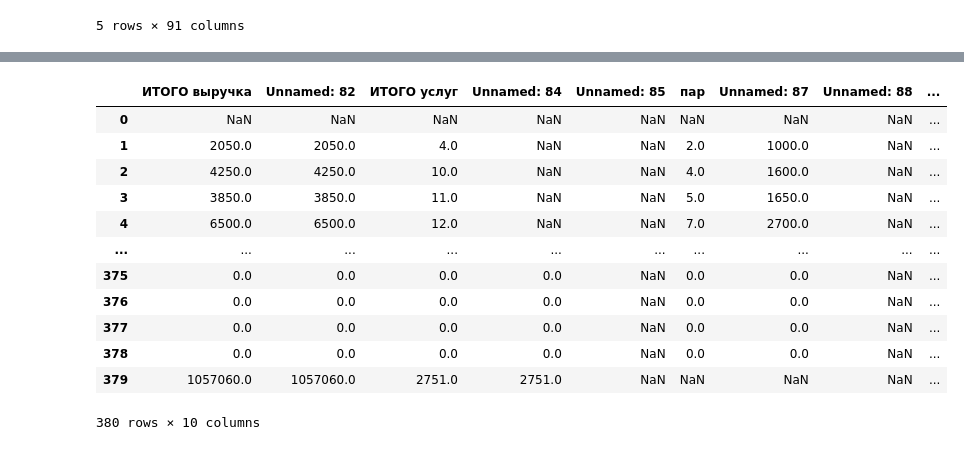
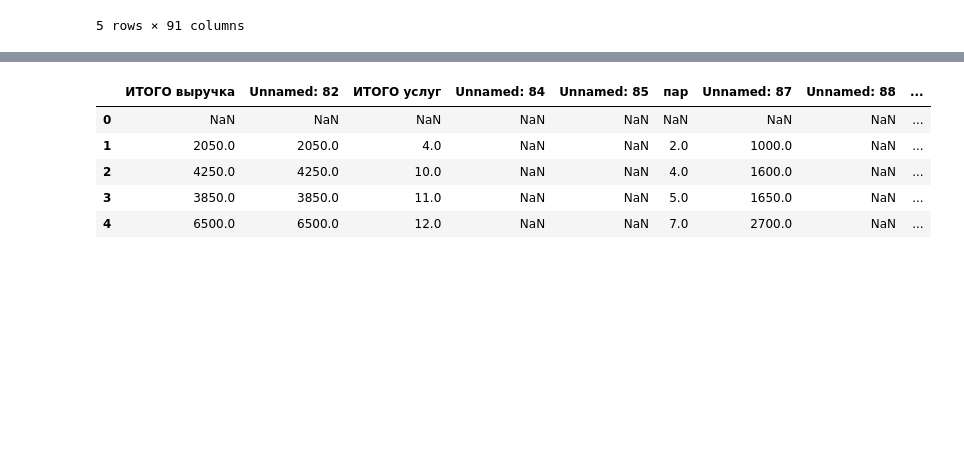
Before and after one commit to FelixDS55/barber, a Jupyter notebook: union.ipynb, the cells around one changed output, grey strips where cells are left out. Drawn from its saved outputs; the diff is of its cells as text; code cells hidden in the pictures; blank space fills up the shorter version.

```diff
--- a/union.ipynb
+++ b/union.ipynb
@@ -29,21 +18,14 @@ memory usage: 3.1+ KB
 # %%
 del_col = df.loc[: ,'ИТОГО выручка'::]
 # %%
-del_col
+del_col.head()
 # %% [output]
 |  | ИТОГО выручка | Unnamed: 82 | ИТОГО услуг | Unnamed: 84 | Unnamed: 85 | пар | Unnamed: 87 | Unnamed: 88 | ... |
 | 0 | NaN | NaN | NaN | NaN | NaN | NaN | NaN | NaN | ... |
 | 1 | 2050.0 | 2050.0 | 4.0 | NaN | NaN | 2.0 | 1000.0 | NaN | ... |
 | 2 | 4250.0 | 4250.0 | 10.0 | NaN | NaN | 4.0 | 1600.0 | NaN | ... |
 | 3 | 3850.0 | 3850.0 | 11.0 | NaN | NaN | 5.0 | 1650.0 | NaN | ... |
 | 4 | 6500.0 | 6500.0 | 12.0 | NaN | NaN | 7.0 | 2700.0 | NaN | ... |
-| ... | ... | ... | ... | ... | ... | ... | ... | ... | ... |
-| 375 | 0.0 | 0.0 | 0.0 | 0.0 | NaN | 0.0 | 0.0 | NaN | ... |
-| 376 | 0.0 | 0.0 | 0.0 | 0.0 | NaN | 0.0 | 0.0 | NaN | ... |
-| 377 | 0.0 | 0.0 | 0.0 | 0.0 | NaN | 0.0 | 0.0 | NaN | ... |
-| 378 | 0.0 | 0.0 | 0.0 | 0.0 | NaN | 0.0 | 0.0 | NaN | ... |
-| 379 | 1057060.0 | 1057060.0 | 2751.0 | 2751.0 | NaN | NaN | NaN | NaN | ... |
-380 rows × 10 columns
 # %%
 df_new = df.drop(columns=del_col.columns)
 # %%
```
Also changed, not shown: parts of 15 cells of this notebook, 1 other file.
